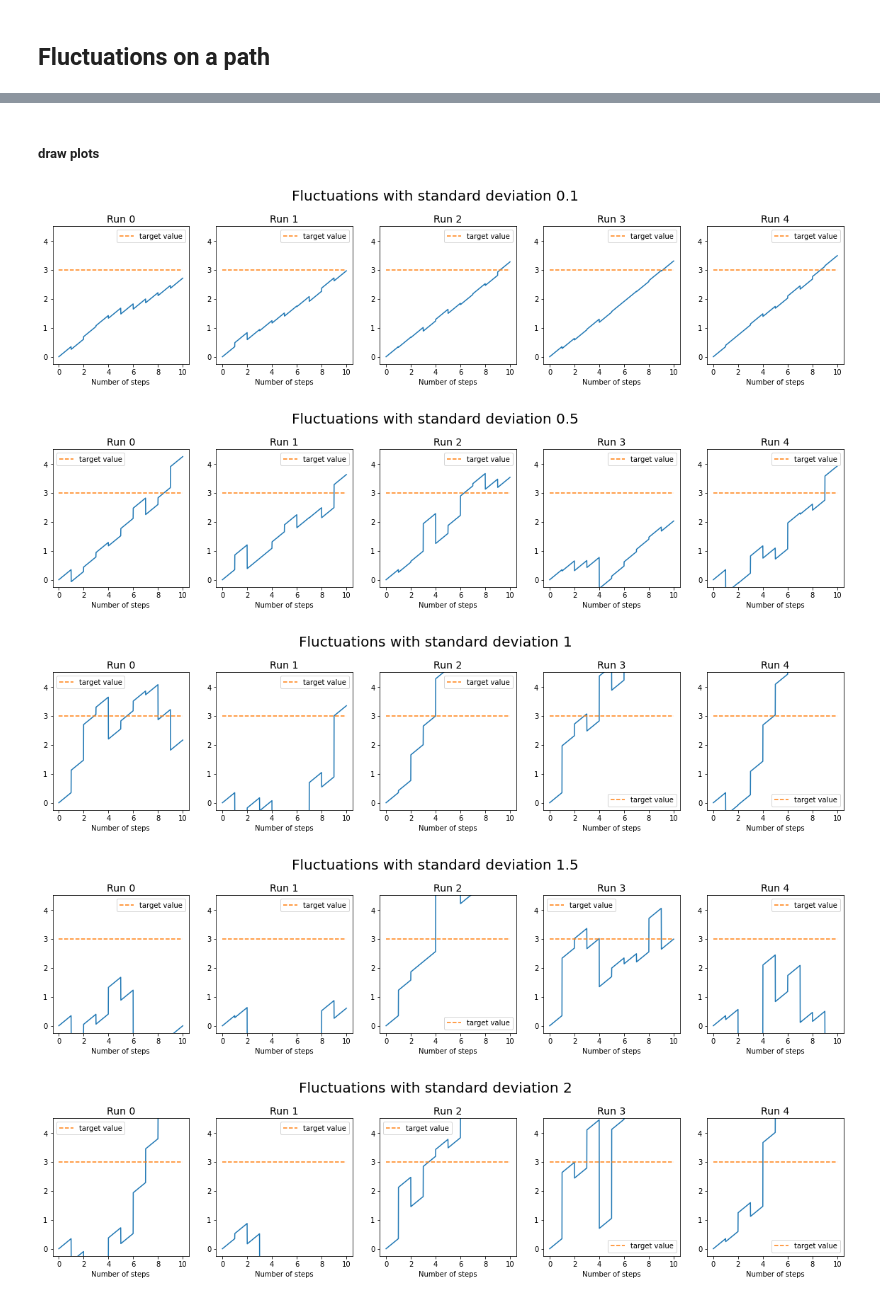
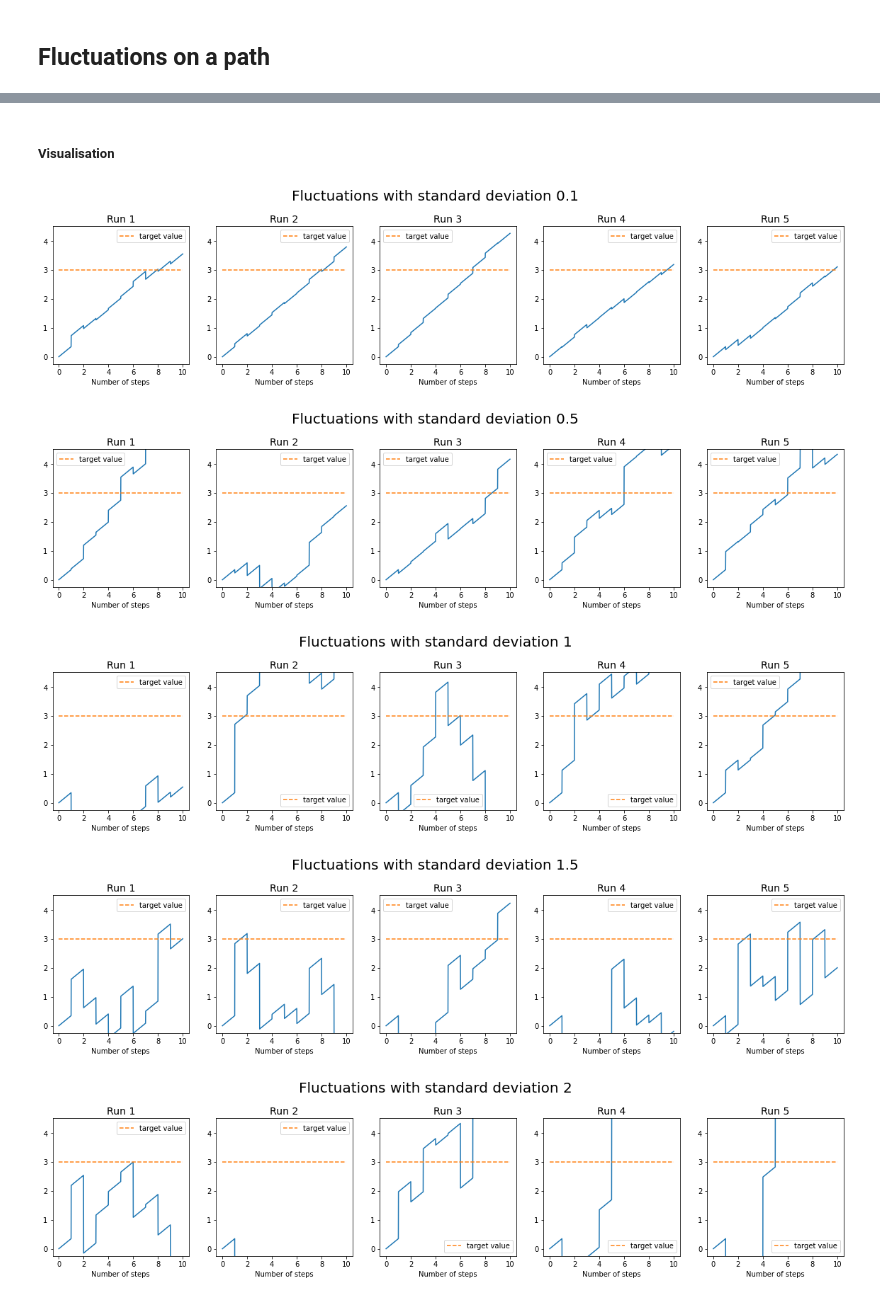
Before and after one commit to jano-mp/fluctuations-on-a-path, a Jupyter notebook: Fluctuations on a path.ipynb, the cells around one changed output, grey strips where cells are left out. Saved outputs shown, nothing was run; the diff lists cells and outputs as text; code cells hidden in the pictures.

```diff
--- a/Fluctuations on a path.ipynb
+++ b/Fluctuations on a path.ipynb
@@ -3,3 +10,10 @@
+# %%
+sigmas = [0.1, 0.5, 1, 1.5, 2] #standard deviations to be tested
+no_of_runs_per_sigma = 5
+no_of_steps = 10
+target_value = 3
+behind_the_target_value = 3.5 #intended to be larger than target_value
+path_length = 10
 # %%
 import numpy as np
 from matplotlib import pyplot as plt
@@ -17,6 +22,6 @@ path_length = 10
 # %%
-no_of_x_points = 100*no_of_fluctuations
-x=np.linspace(0, path_length, no_of_x_points)
+no_of_x_points = 100*no_of_steps
+x = np.linspace(0, path_length, no_of_x_points)
 y = behind_the_target_value/path_length*x
 target = np.array([target_value]*len(x))
 # %%
@@ -34,31 +39,31 @@ def spreaded_array(v, target_length):
 # %%
 fluct_pre_steps = np.cumsum(np.random.normal(0, 1, 9))#fluctuation steps
 fluct_steps = np.concatenate((np.array([0]), fluct_pre_steps))
-# %% [markdown]
-##### draw plots
+# %% [markdown]
+##### Visualisation
 # %%
 for sigma in sigmas:
     fig, ax = plt.subplots(1, no_of_runs_per_sigma, figsize=(20,4))
     for i in range(no_of_runs_per_sigma):#plot fluctuated y
         #create fluctuated y
-        fluct_pre_steps = np.cumsum(np.random.normal(0, sigma, no_of_fluctuations-1))#fluctuation steps
+        fluct_pre_steps = np.cumsum(np.random.normal(0, sigma, no_of_steps-1))#fluctuation steps
         fluct_steps = np.concatenate((np.array([0]), fluct_pre_steps))
         fluct = spreaded_array(fluct_steps, no_of_x_points)#actual fluctuation vector
         y_fluctuated = y + fluct
         #plot fluctuated y
         ax[i].plot(x, y_fluctuated)
         #plot target value
         ax[i].plot(x, np.full((1,len(x)), target_value)[0], '--', label='target value')
         #label plot (and set delimiters)
         fig.suptitle('Fluctuations with standard deviation' + ' ' + str(sigma), fontsize=20)
-        ax[i].set_title('Run' + ' ' + str(i), fontsize=14)
+        ax[i].set_title('Run' + ' ' + str(i+1), fontsize=14)
         ax[i].set_xlabel('Number of steps')
         ax[i].set_ylim(0 + (-0.25), 4.5)
         ax[i].legend()
         plt.subplots_adjust(top=0.8)
 # %% [output]
-[figure, old version]
+[figure, new version]
-[figure, old version]
+[figure, new version]
-[figure, old version]
+[figure, new version]
-[figure, old version]
+[figure, new version]
-[figure, old version]
+[figure, new version]
```
Also changed, not shown: parts of 6 cells of this notebook.
